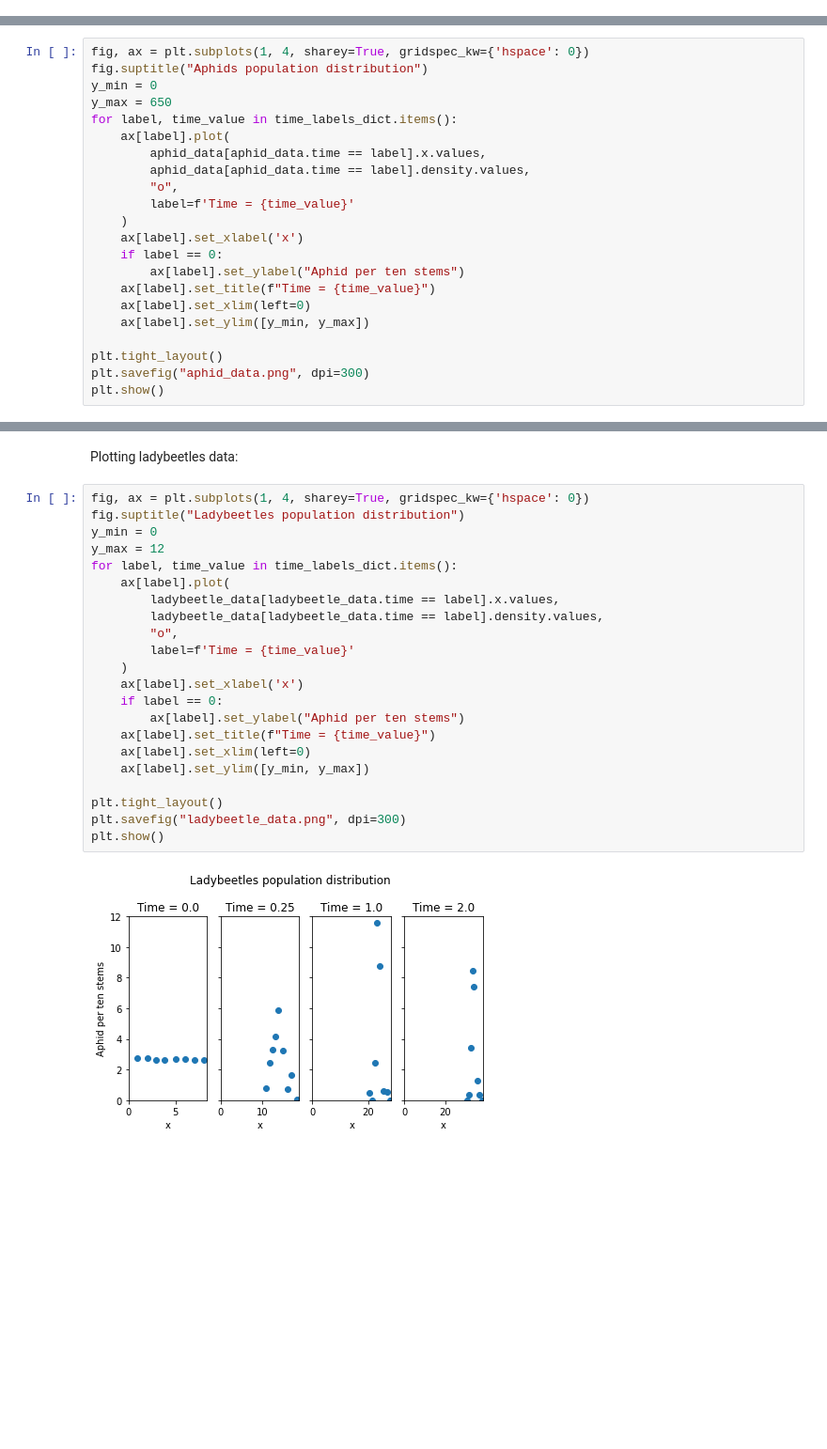
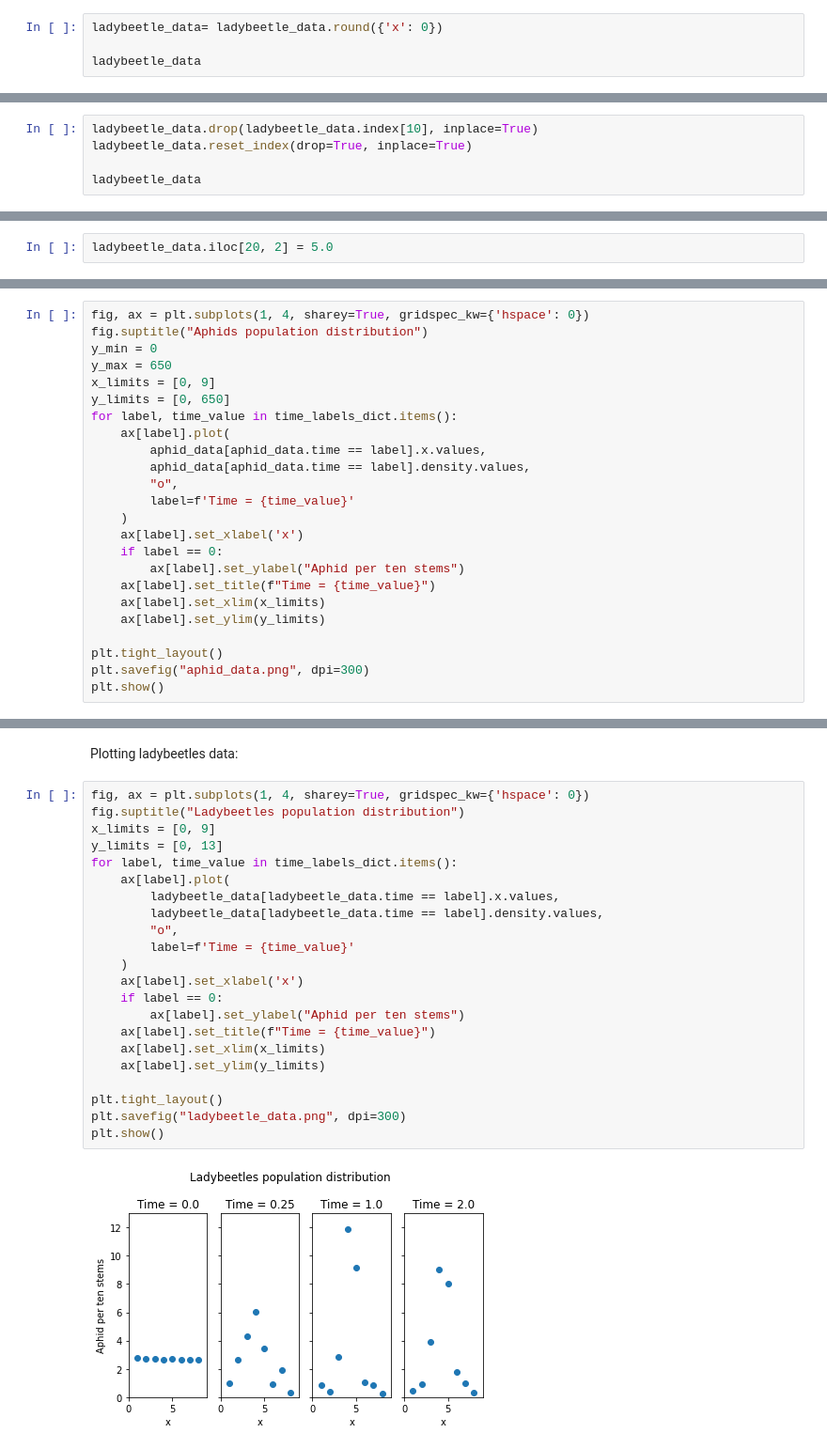
Before and after one commit to volpatto/pdeco, a Jupyter notebook: notebooks/data_visualization.ipynb, the cells around one changed output, grey strips where cells are left out. Shown at 94% size. Drawn from its saved outputs; the diff is of its cells as text; blank space fills up the shorter version.

Commit message:
Update with data preprocessing ipynb

```diff
--- a/notebooks/data_visualization.ipynb
+++ b/notebooks/data_visualization.ipynb
@@ -28,0 +102,4 @@ ladybeetle_data = full_data[full_data['variable'] == 'ladybeetle']
+# %%
+ladybeetle_data= ladybeetle_data.round({'x': 0})
+
+ladybeetle_data
@@ -28,0 +128,5 @@ ladybeetle_data = full_data[full_data['variable'] == 'ladybeetle']
+# %%
+ladybeetle_data.drop(ladybeetle_data.index[10], inplace=True)
+ladybeetle_data.reset_index(drop=True, inplace=True)
+
+ladybeetle_data
@@ -28,0 +153,2 @@ ladybeetle_data = full_data[full_data['variable'] == 'ladybeetle']
+# %%
+ladybeetle_data.iloc[20, 2] = 5.0
@@ -42,6 +195,8 @@ fig, ax = plt.subplots(1, 4, sharey=True, gridspec_kw={'hspace': 0})
 fig.suptitle("Aphids population distribution")
 y_min = 0
 y_max = 650
+x_limits = [0, 9]
+y_limits = [0, 650]
 for label, time_value in time_labels_dict.items():
     ax[label].plot(
         aphid_data[aphid_data.time == label].x.values,
@@ -53,8 +208,8 @@ for label, time_value in time_labels_dict.items():
     if label == 0:
         ax[label].set_ylabel("Aphid per ten stems")
     ax[label].set_title(f"Time = {time_value}")
-    ax[label].set_xlim(left=0)
-    ax[label].set_ylim([y_min, y_max])
+    ax[label].set_xlim(x_limits)
+    ax[label].set_ylim(y_limits)
 
 plt.tight_layout()
 plt.savefig("aphid_data.png", dpi=300)
@@ -66,24 +221,24 @@ Plotting ladybeetles data:
 # %%
 fig, ax = plt.subplots(1, 4, sharey=True, gridspec_kw={'hspace': 0})
 fig.suptitle("Ladybeetles population distribution")
-y_min = 0
-y_max = 12
+x_limits = [0, 9]
+y_limits = [0, 13]
 for label, time_value in time_labels_dict.items():
     ax[label].plot(
         ladybeetle_data[ladybeetle_data.time == label].x.values,
         ladybeetle_data[ladybeetle_data.time == label].density.values,
         "o",
         label=f'Time = {time_value}'
     )
     ax[label].set_xlabel('x')
     if label == 0:
         ax[label].set_ylabel("Aphid per ten stems")
     ax[label].set_title(f"Time = {time_value}")
-    ax[label].set_xlim(left=0)
-    ax[label].set_ylim([y_min, y_max])
+    ax[label].set_xlim(x_limits)
+    ax[label].set_ylim(y_limits)
 
 plt.tight_layout()
 plt.savefig("ladybeetle_data.png", dpi=300)
 plt.show()
 # %% [output]
-[figure, old version]
+[figure, new version]
```
Also changed, not shown: parts of 21 cells of this notebook, 6 other files.
